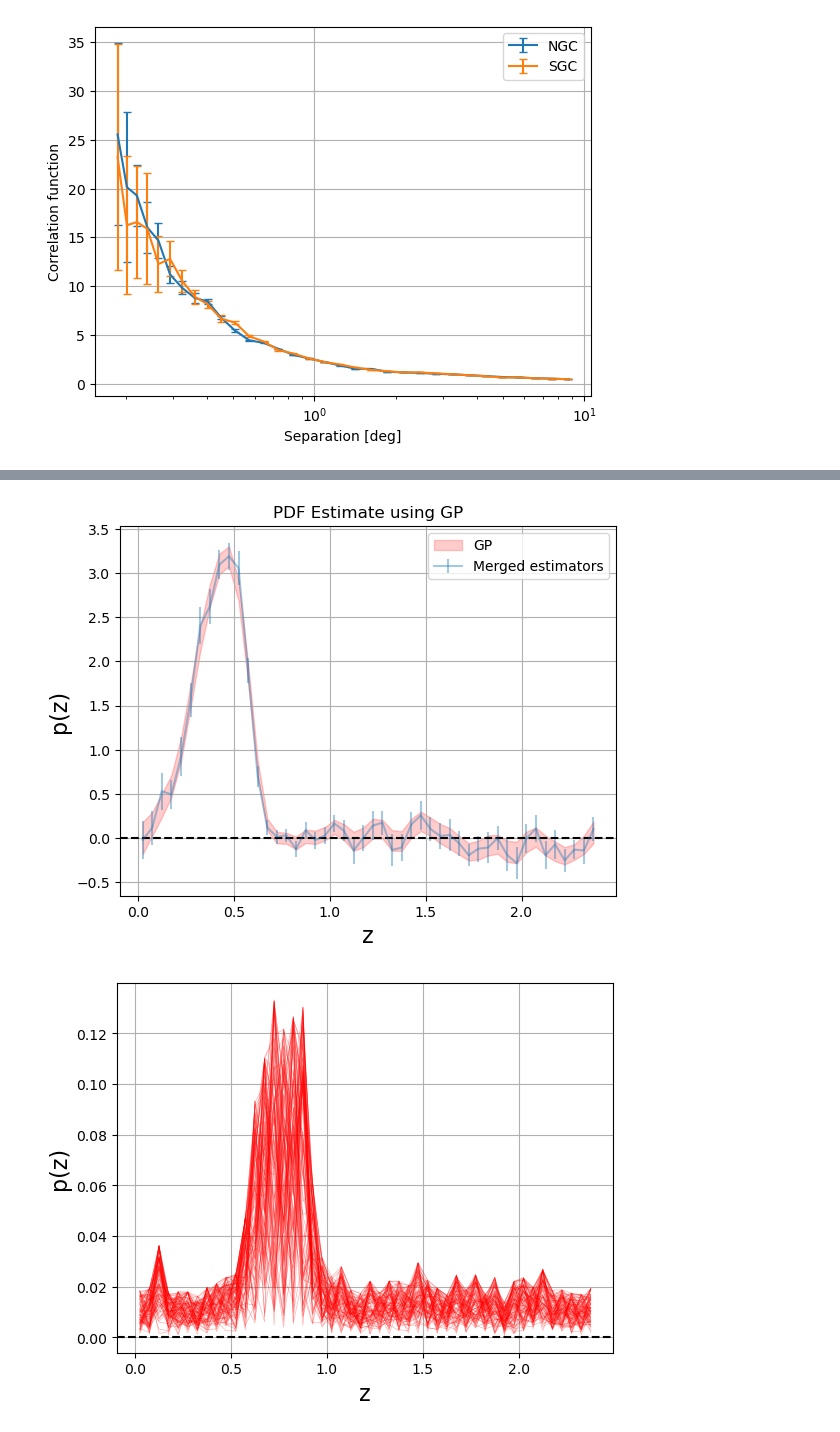
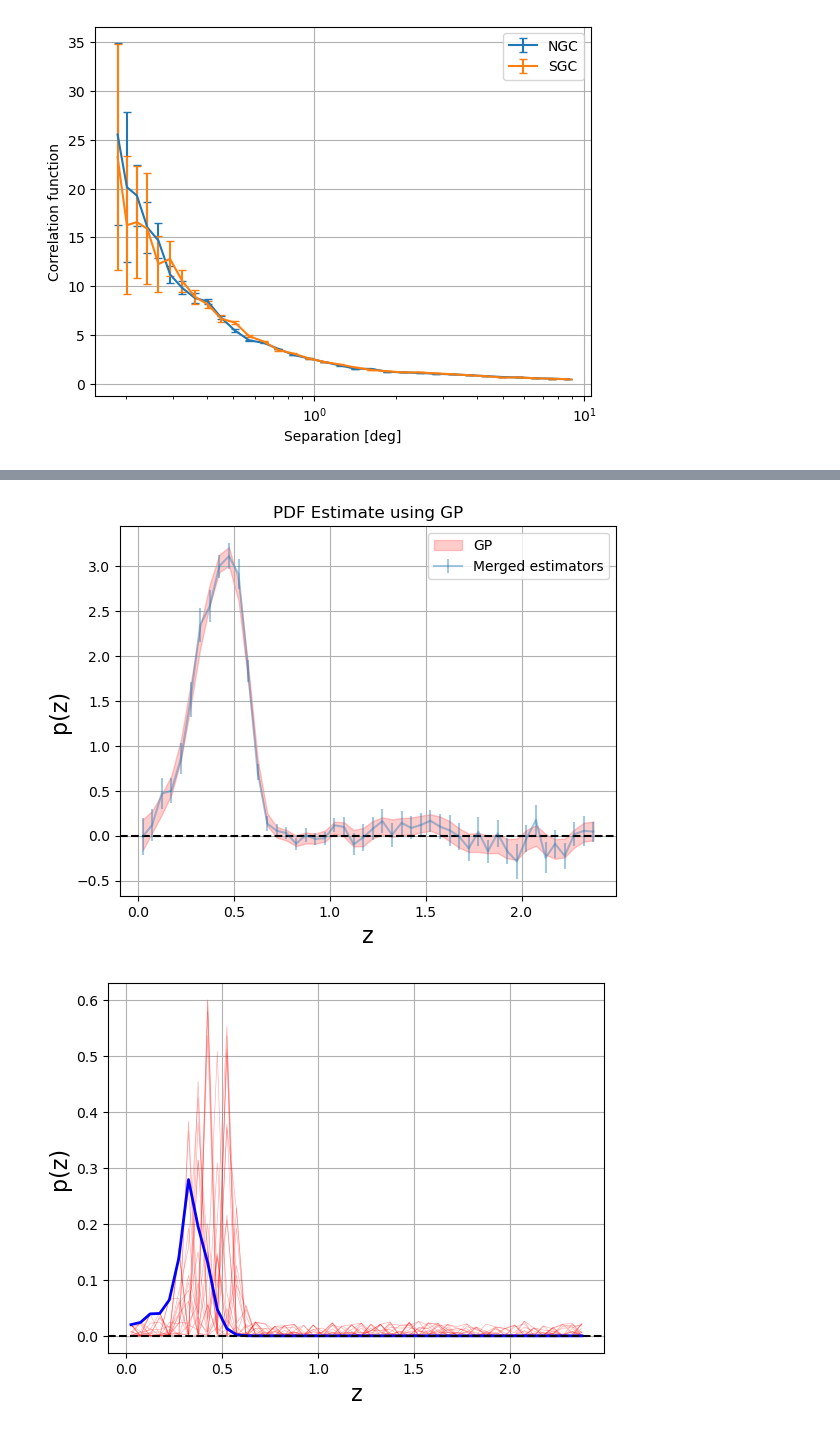
Before and after one commit to JeanCHDJdev/desi-y3-hsc, a Jupyter notebook: src/statistics/merged_results.ipynb, the cells around one changed output, grey strips where cells are left out. Cells and saved outputs as stored; diff of their text form; code cells hidden in the pictures.

```diff
--- a/src/statistics/merged_results.ipynb
+++ b/src/statistics/merged_results.ipynb
@@ -83,12 +79,12 @@ Combining results
 # %%
 path_dictionary = {
     'HSC' : ROOT / 'v1' / f'autos_NGC', # with no wpp correction, is unused
-    'DESI_NGC' : ROOT / 'v7' / f'autos_NGC',
-    'DESI_SGC' : ROOT / 'v7' / f'autos_SGC',
-    'DESIxHSC' : ROOT / 'v1' / f'cross',
+    'DESI_NGC' : ROOT / 'v10' / f'autos_NGC',
+    'DESI_SGC' : ROOT / 'v10' / f'autos_SGC',
+    'DESIxHSC' : ROOT / 'v10' / f'cross',
 }
 # %%
-outdir = ROOT / 'merged_v1_v10'
+outdir = ROOT / 'merged_v10'
 # %%
 importlib.reload(inference)
 importlib.reload(comb)
@@ -195,23 +211,25 @@ plt.legend()
 plt.title('PDF Estimate using GP')
 plt.show()
 # %% [output]
-[figure, old version]
+[figure, new version]
 # %%
 import calibration as cal
 importlib.reload(cal)
-for i in range(100):
+for i in range(20):
     shuffle = np.random.permutation(len(meas[0]))
     # compute pz with shuffled data
     pz = cal.compute_pz(meas[0][shuffle], meas[1][shuffle])
     # undo shuffle
     pz = np.array(pz)[np.argsort(shuffle)]
     plt.plot(zval, pz, color='red', alpha=0.3, lw=0.5)
+pz_no_shuffle = cal.compute_pz(meas[0], meas[1])
+plt.plot(zval, pz_no_shuffle, color='blue', lw=2, label='No shuffle')
 plt.axhline(0, color='k', linestyle='--')
 plt.xlabel('z', fontsize=16)
 plt.ylabel('p(z)', fontsize=16)
 plt.grid()
 # %% [output]
-[figure, old version]
+[figure, new version]
 # %%
 importlib.reload(inference)
 ncurves = 0
```
Also changed, not shown: parts of 17 cells of this notebook, 1 other file.
